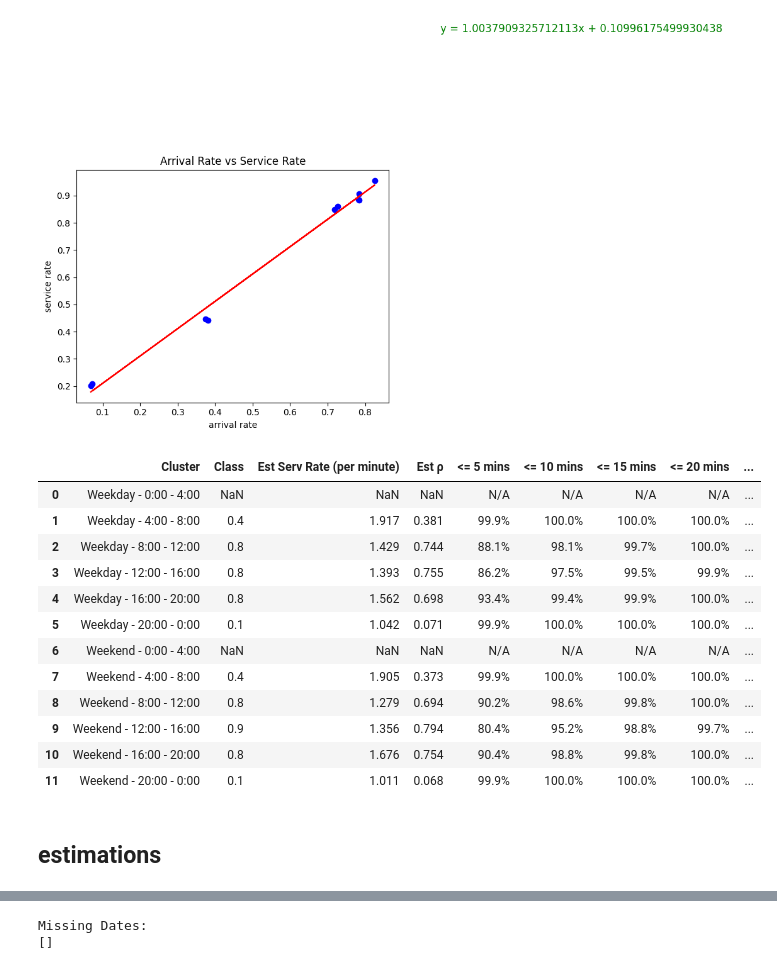
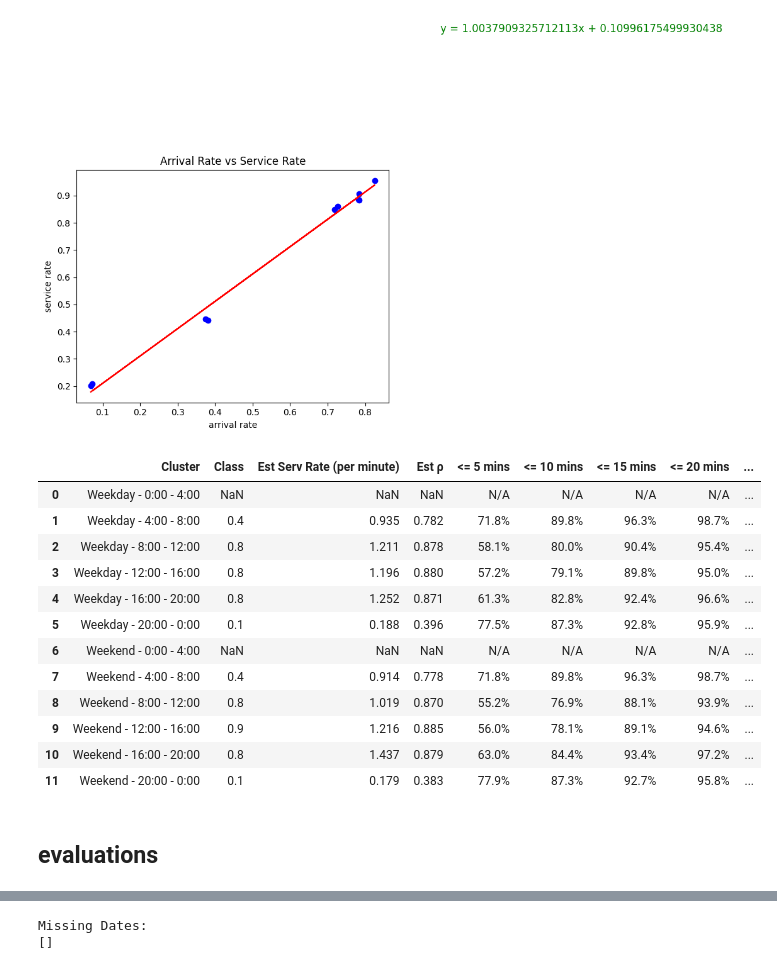
Before and after one commit to mairihallman/MAT-4376E-F24, a Jupyter notebook: 3-queueing-systems/regression.ipynb, the cells around one changed output, grey strips where cells are left out. Cells and saved outputs as stored; diff of their text form; code cells hidden in the pictures.

```diff
--- a/3-queueing-systems/regression.ipynb
+++ b/3-queueing-systems/regression.ipynb
@@ -80,49 +81,49 @@ cluster_metrics = df.groupby('cluster').apply(
     })
 ).reset_index()
 
-cluster_metrics['est_service_rate'] = slope * cluster_metrics['avg_C0'] + intercept * cluster_metrics['arrival_rate']
+cluster_metrics['est_service_rate'] = intercept * cluster_metrics['avg_C0'] + slope * cluster_metrics['arrival_rate']
 
 cluster_metrics['traffic_intensity'] = cluster_metrics['arrival_rate'] / cluster_metrics['est_service_rate']
 
 qos_results = []
 for _, row in cluster_metrics.iterrows():
     cluster = row['cluster']
     arrival_rate = row['arrival_rate']
     avg_C0 = row['avg_C0']
     clas = arrival_rate / avg_C0
-    est_service_rate = slope * avg_C0 + intercept * arrival_rate
+    est_service_rate = intercept * avg_C0 + slope * arrival_rate
 
     qos_estimates = {}
     for x in thresholds:
         if arrival_rate < est_service_rate:  # Ensure λ < μ
-            decay_factor = -(slope * avg_C0 + intercept * arrival_rate - arrival_rate) * x
+            decay_factor = -(intercept * avg_C0 + slope * arrival_rate - arrival_rate) * x
             qos = 1 - (arrival_rate / est_service_rate) * np.exp(decay_factor)
             qos_estimates[f"<= {x} mins"] = f"{max(qos, 0):.1%}"
         else:
             qos_estimates[f"<= {x} mins"] = "N/A"
 
     result = {
         "Cluster": cluster,
         "Class": round(clas, 1),
         "Est Serv Rate (per minute)": round(est_service_rate, 3),
         "Est ρ": round(arrival_rate / est_service_rate, 3),
         **qos_estimates
     }
     qos_results.append(result)
 
 df_qos = pd.DataFrame(qos_results)
 df_qos
 # %% [output]
 |  | Cluster | Class | Est Serv Rate (per minute) | Est ρ | <= 5 mins | <= 10 mins | <= 15 mins | <= 20 mins | ... |
 | 0 | Weekday - 0:00 - 4:00 | NaN | NaN | NaN | N/A | N/A | N/A | N/A | ... |
-| 1 | Weekday - 4:00 - 8:00 | 0.4 | 1.917 | 0.381 | 99.9% | 100.0% | 100.0% | 100.0% | ... |
-| 2 | Weekday - 8:00 - 12:00 | 0.8 | 1.429 | 0.744 | 88.1% | 98.1% | 99.7% | 100.0% | ... |
-| 3 | Weekday - 12:00 - 16:00 | 0.8 | 1.393 | 0.755 | 86.2% | 97.5% | 99.5% | 99.9% | ... |
-| 4 | Weekday - 16:00 - 20:00 | 0.8 | 1.562 | 0.698 | 93.4% | 99.4% | 99.9% | 100.0% | ... |
-| 5 | Weekday - 20:00 - 0:00 | 0.1 | 1.042 | 0.071 | 99.9% | 100.0% | 100.0% | 100.0% | ... |
+| 1 | Weekday - 4:00 - 8:00 | 0.4 | 0.935 | 0.782 | 71.8% | 89.8% | 96.3% | 98.7% | ... |
+| 2 | Weekday - 8:00 - 12:00 | 0.8 | 1.211 | 0.878 | 58.1% | 80.0% | 90.4% | 95.4% | ... |
+| 3 | Weekday - 12:00 - 16:00 | 0.8 | 1.196 | 0.880 | 57.2% | 79.1% | 89.8% | 95.0% | ... |
+| 4 | Weekday - 16:00 - 20:00 | 0.8 | 1.252 | 0.871 | 61.3% | 82.8% | 92.4% | 96.6% | ... |
+| 5 | Weekday - 20:00 - 0:00 | 0.1 | 0.188 | 0.396 | 77.5% | 87.3% | 92.8% | 95.9% | ... |
 | 6 | Weekend - 0:00 - 4:00 | NaN | NaN | NaN | N/A | N/A | N/A | N/A | ... |
-| 7 | Weekend - 4:00 - 8:00 | 0.4 | 1.905 | 0.373 | 99.9% | 100.0% | 100.0% | 100.0% | ... |
-| 8 | Weekend - 8:00 - 12:00 | 0.8 | 1.279 | 0.694 | 90.2% | 98.6% | 99.8% | 100.0% | ... |
-| 9 | Weekend - 12:00 - 16:00 | 0.9 | 1.356 | 0.794 | 80.4% | 95.2% | 98.8% | 99.7% | ... |
-| 10 | Weekend - 16:00 - 20:00 | 0.8 | 1.676 | 0.754 | 90.4% | 98.8% | 99.8% | 100.0% | ... |
-| 11 | Weekend - 20:00 - 0:00 | 0.1 | 1.011 | 0.068 | 99.9% | 100.0% | 100.0% | 100.0% | ... |
+| 7 | Weekend - 4:00 - 8:00 | 0.4 | 0.914 | 0.778 | 71.8% | 89.8% | 96.3% | 98.7% | ... |
+| 8 | Weekend - 8:00 - 12:00 | 0.8 | 1.019 | 0.870 | 55.2% | 76.9% | 88.1% | 93.9% | ... |
+| 9 | Weekend - 12:00 - 16:00 | 0.9 | 1.216 | 0.885 | 56.0% | 78.1% | 89.1% | 94.6% | ... |
+| 10 | Weekend - 16:00 - 20:00 | 0.8 | 1.437 | 0.879 | 63.0% | 84.4% | 93.4% | 97.2% | ... |
+| 11 | Weekend - 20:00 - 0:00 | 0.1 | 0.179 | 0.383 | 77.9% | 87.3% | 92.7% | 95.8% | ... |
@@ -129,5 +132,5 @@ df_qos
 # %% [markdown]
-## estimations
+## evaluations
 # %%
 df = pd.read_csv("data-p3/years20262030.csv")
 df['S2'] = pd.to_datetime(df['S2'])
```
Also changed, not shown: parts of 13 cells of this notebook, 4 other files.
